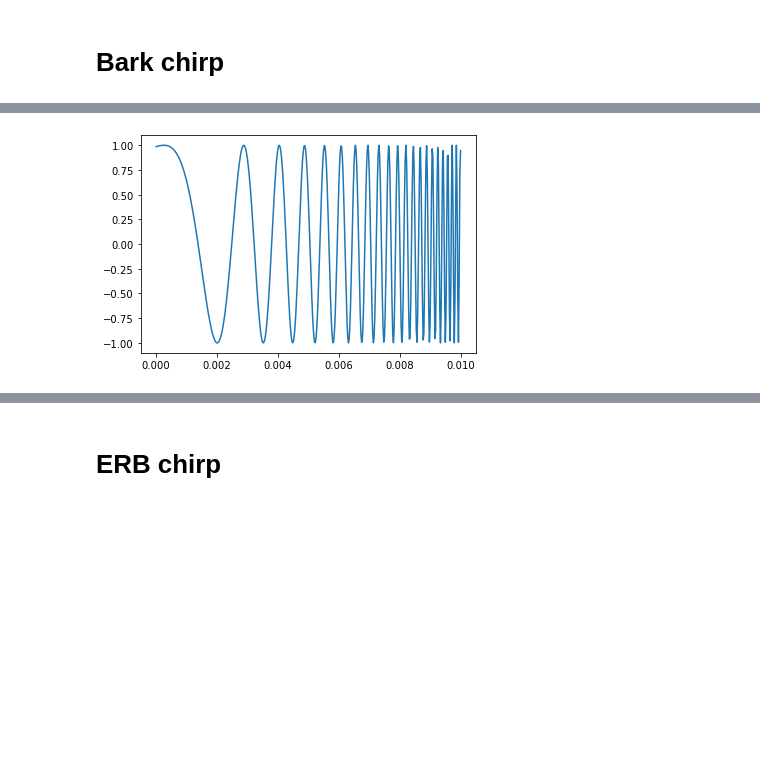
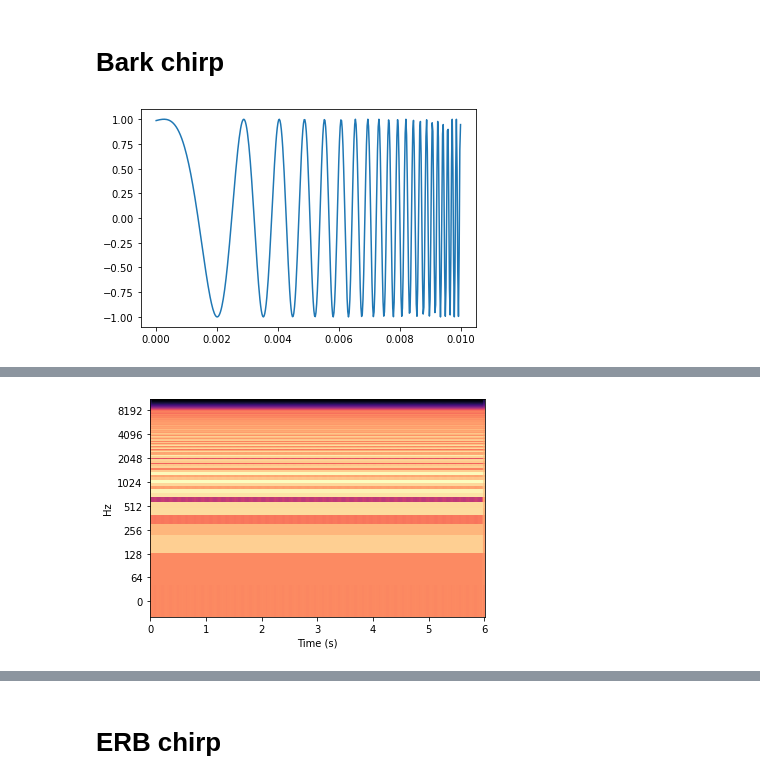
Before and after one commit to going-digital/bepct4k, a Jupyter notebook: research/Chirp speech/Mel chirp.ipynb, the cells around one changed output, grey strips where cells are left out. Drawn from its saved outputs; the diff is of its cells as text; code cells hidden in the pictures; blank space fills up the shorter version.

```diff
--- a/research/Chirp speech/Mel chirp.ipynb
+++ b/research/Chirp speech/Mel chirp.ipynb
@@ -152,8 +171,11 @@ ipd.Audio(chirp, rate=fs)
 # %%
 bark_chirp = np.sin(bark_chirp_phase(t, hz_to_bark(f0), hz_to_bark(f1), chirp_len))
 plt.plot(t, bark_chirp)
+plt.show()
 bark_chirp_audio = np.tile(bark_chirp, chirp_reps)
+spectrogram(bark_chirp_audio, fs)
 ipd.Audio(bark_chirp_audio, rate=fs)
 # %% [output]
+[figure]
 [interactive output not drawn]
-[figure]
+[figure, added]
```
Also changed, not shown: parts of 18 cells of this notebook.
